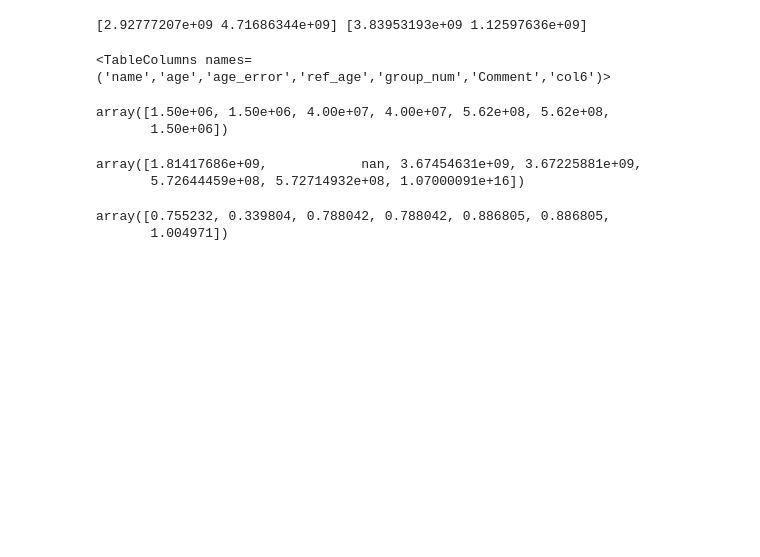
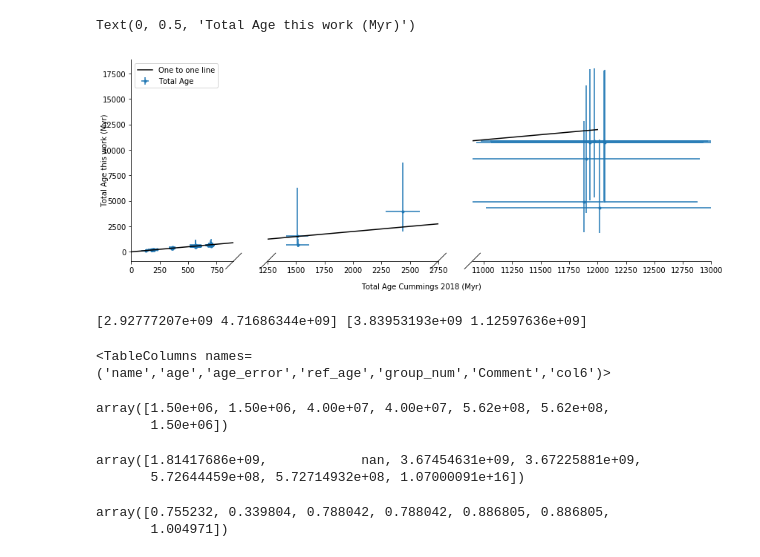
Before and after one commit to rkiman/wdwarfdate, a Jupyter notebook: Age_test.ipynb, the cells around one changed output. Cells and saved outputs as stored; diff of their text form; code cells hidden in the pictures; blank space fills up the shorter version.

```diff
--- a/Age_test.ipynb
+++ b/Age_test.ipynb
@@ -10,3 +188,20 @@ from wdwarfdate import calc_wd_age
+# %%
+random_shift = np.random.rand(len(total_age))*total_age*0.02 - (total_age*0.02/2)
+fig = plt.figure(figsize=(14,5))
+bax = brokenaxes(xlims=((-1, 900), (1250,2750), (10900, 13000)), hspace=.05)
+x = np.linspace(0,12000)
+bax.errorbar((total_age+random_shift)[~mask_outliers],results['total_age_median'][~mask_outliers]/1e6,
+             xerr=total_age_err[~mask_outliers],
+             yerr=(results['total_age_median'][~mask_outliers]/1e6 - results['total_age_err_low'][~mask_outliers]/1e6,
+                   results['total_age_err_high'][~mask_outliers]/1e6 - results['total_age_median'][~mask_outliers]/1e6),
+             label='Total Age',fmt='.',zorder=0)
+bax.plot(x,x,color='k',zorder=3,label='One to one line')
+bax.legend(loc=2)
+bax.set_xlabel('Total Age Cummings 2018 (Myr)')
+bax.set_ylabel('Total Age this work (Myr)')
+# %% [output]
+Text(0, 0.5, 'Total Age this work (Myr)')
+[figure, added]
 # %%
 teff=np.array([20000,10000])
 e_teff=np.array([500,100])
```
Also changed, not shown: parts of 17 cells of this notebook.
